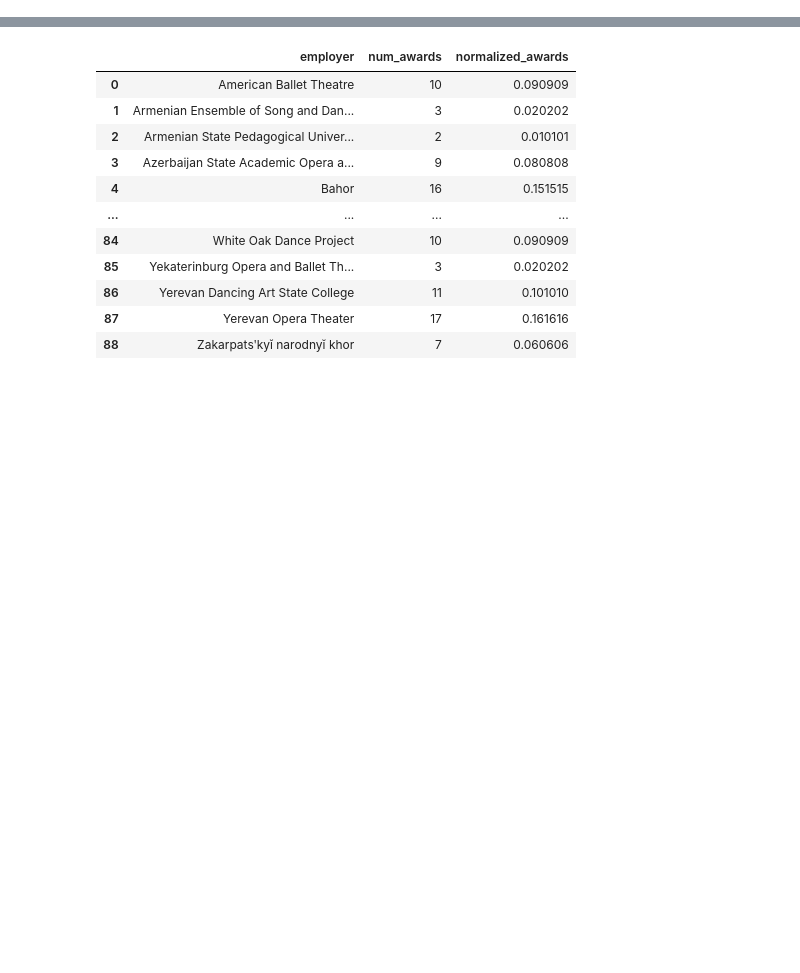
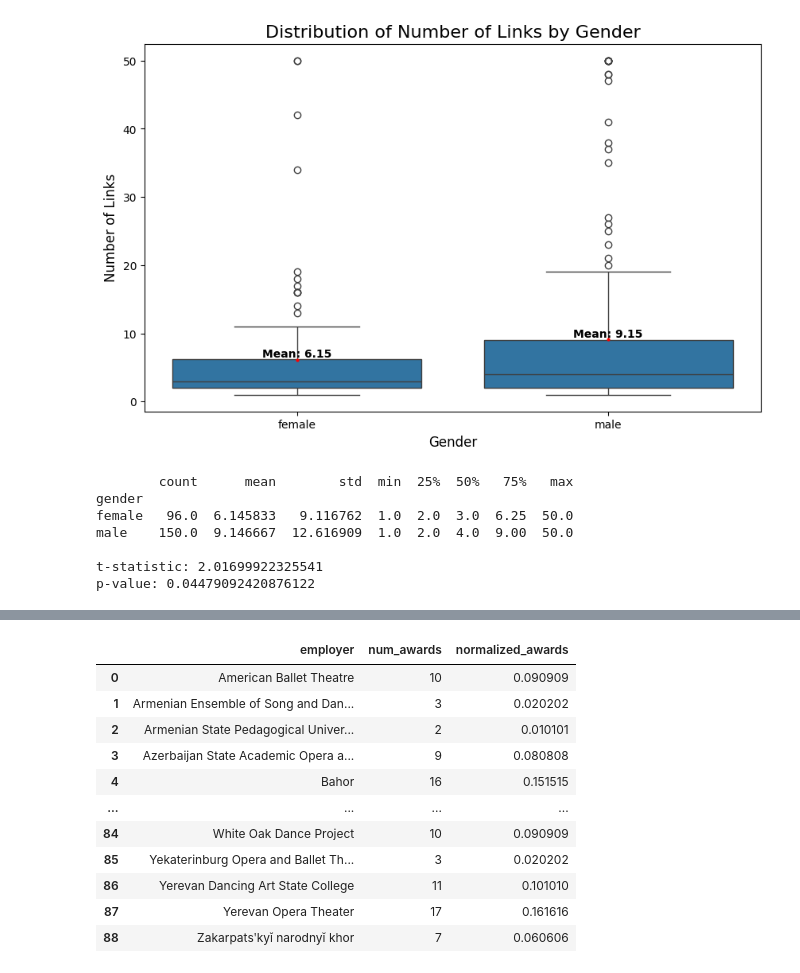
Before and after one commit to qandela/balletmaster, a Jupyter notebook: analyze.ipynb, the cells around one changed output, grey strips where cells are left out. Saved outputs shown, nothing was run; the diff lists cells and outputs as text; code cells hidden in the pictures; blank space fills up the shorter version.

```diff
--- a/analyze.ipynb
+++ b/analyze.ipynb
@@ -16,0 +69,52 @@ df = df[df['num_awards'] != 0]
+# %%
+import matplotlib.pyplot as plt
+import seaborn as sns
+import numpy as np
+
+# Ensure the gender column is properly formatted
+data['gender'] = data['gender'].str.lower()
+
+# Create the box plot
+plt.figure(figsize=(10, 6))
+sns.boxplot(x='gender', y='num_links', data=data)
+
+# Calculate means for each gender
+means = data.groupby('gender')['num_links'].mean()
+
+# Add means to the plot
+for i, gender in enumerate(means.index):
+    plt.plot(i, means[gender], marker='o', color='red', markersize=2)
+    plt.text(i, means[gender], f'Mean: {means[gender]:.2f}',
+             ha='center', va='bottom', fontweight='bold')
+
+# Add title and labels
+plt.title('Distribution of Number of Links by Gender', fontsize=16)
+plt.xlabel('Gender', fontsize=12)
+plt.ylabel('Number of Links', fontsize=12)
+
+# Show the plot
+plt.show()
+
+# Calculate and print some summary statistics
+print(data.groupby('gender')['num_links'].describe())
+
+# Perform a t-test to check if the difference is statistically significant
+from scipy import stats
+
+male_awards = data[data['gender'] == 'male']['num_links']
+male_awards = male_awards.dropna()
+female_awards = data[data['gender'] == 'female']['num_links']
+female_awards = female_awards.dropna()
+
+t_statistic, p_value = stats.ttest_ind(male_awards, female_awards)
+print(f"\nt-statistic: {t_statistic}")
+print(f"p-value: {p_value}")
+# %% [output]
+[figure, added]
+        count      mean        std  min  25%  50%   75%   max
+gender
+female   96.0  6.145833   9.116762  1.0  2.0  3.0  6.25  50.0
+male    150.0  9.146667  12.616909  1.0  2.0  4.0  9.00  50.0
+
+t-statistic: 2.01699922325541
+p-value: 0.04479092420876122
```
Also changed, not shown: parts of 9 cells of this notebook.
